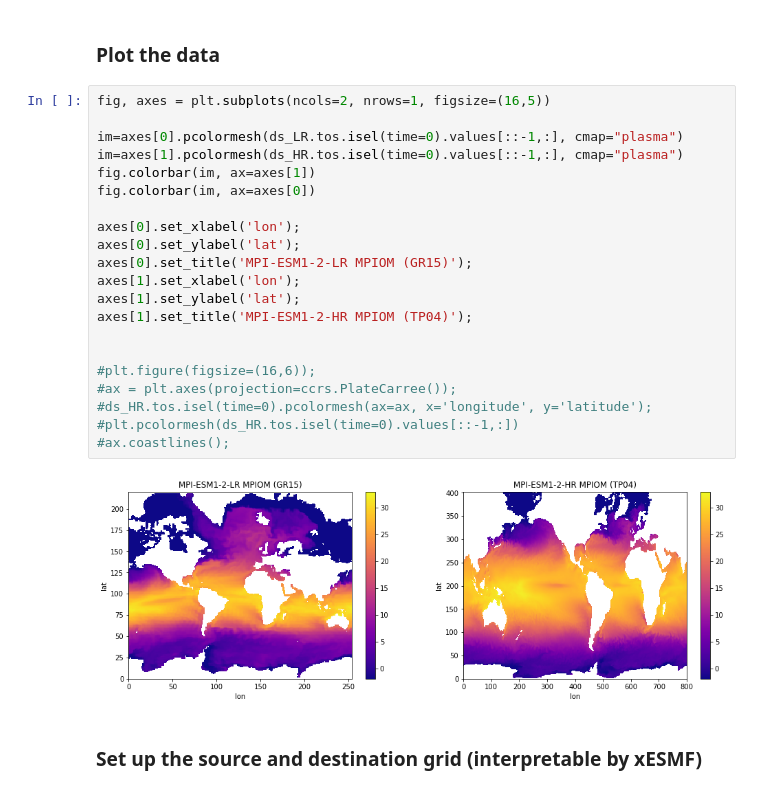
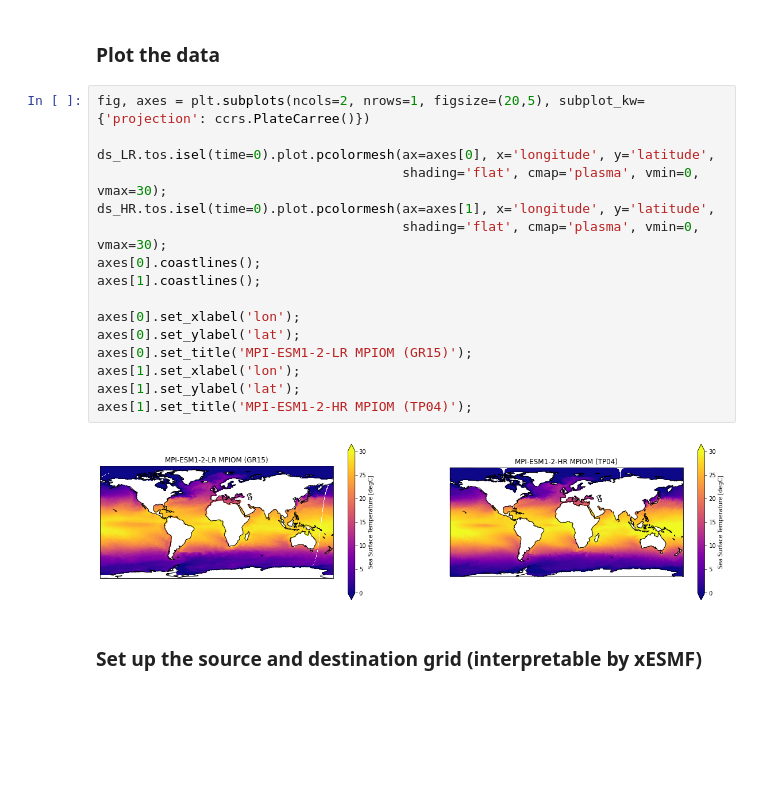
Before and after one commit to roocs/regrid-prototype, a Jupyter notebook: docs/notebooks/xESMF_test_Adaptive_Masking-MPIOM.ipynb, the cells around one changed output. Drawn from its saved outputs; the diff is of its cells as text; blank space fills up the shorter version.

```diff
--- a/docs/notebooks/xESMF_test_Adaptive_Masking-MPIOM.ipynb
+++ b/docs/notebooks/xESMF_test_Adaptive_Masking-MPIOM.ipynb
@@ -338,28 +130,23 @@ axes[1].set_title('MPI-ESM1-2-HR MPIOM (TP04)');
 # %% [markdown]
 ### Plot the data
 # %%
-fig, axes = plt.subplots(ncols=2, nrows=1, figsize=(16,5))
+fig, axes = plt.subplots(ncols=2, nrows=1, figsize=(20,5), subplot_kw={'projection': ccrs.PlateCarree()})
 
-im=axes[0].pcolormesh(ds_LR.tos.isel(time=0).values[::-1,:], cmap="plasma")
-im=axes[1].pcolormesh(ds_HR.tos.isel(time=0).values[::-1,:], cmap="plasma")
-fig.colorbar(im, ax=axes[1])
-fig.colorbar(im, ax=axes[0])
+ds_LR.tos.isel(time=0).plot.pcolormesh(ax=axes[0], x='longitude', y='latitude',
+                                       shading='flat', cmap='plasma', vmin=0, vmax=30);
+ds_HR.tos.isel(time=0).plot.pcolormesh(ax=axes[1], x='longitude', y='latitude',
+                                       shading='flat', cmap='plasma', vmin=0, vmax=30);
+axes[0].coastlines();
+axes[1].coastlines();
 
 axes[0].set_xlabel('lon');
 axes[0].set_ylabel('lat');
 axes[0].set_title('MPI-ESM1-2-LR MPIOM (GR15)');
 axes[1].set_xlabel('lon');
 axes[1].set_ylabel('lat');
 axes[1].set_title('MPI-ESM1-2-HR MPIOM (TP04)');
-
-
-#plt.figure(figsize=(16,6));
-#ax = plt.axes(projection=ccrs.PlateCarree());
-#ds_HR.tos.isel(time=0).pcolormesh(ax=ax, x='longitude', y='latitude');
-#plt.pcolormesh(ds_HR.tos.isel(time=0).values[::-1,:])
-#ax.coastlines();
 # %% [output]
-[figure, old version]
+[figure, new version]
 # %% [markdown]
 ### Set up the source and destination grid (interpretable by xESMF)
 # %%
```
Also changed, not shown: parts of 32 cells of this notebook, 5 other files.
